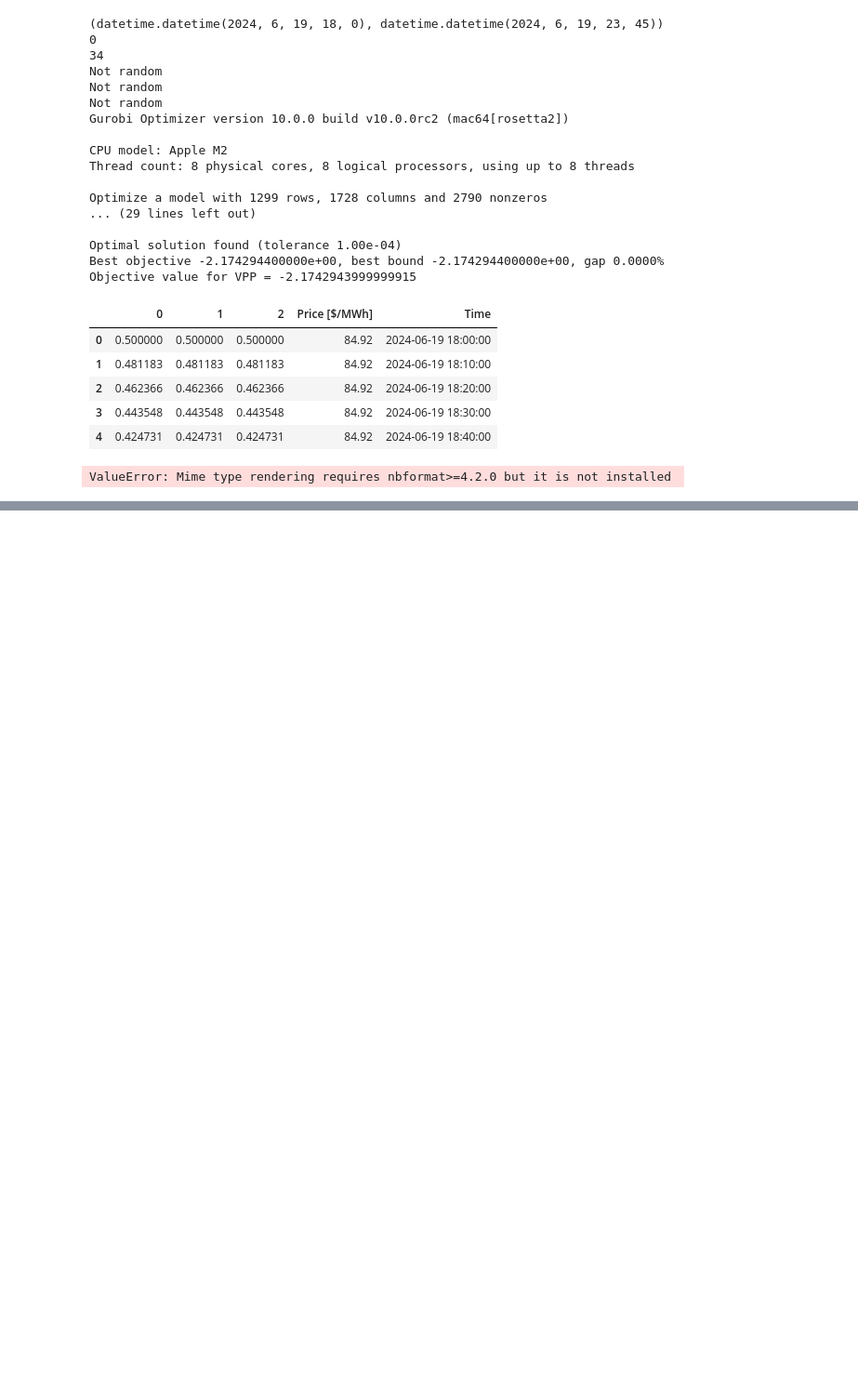
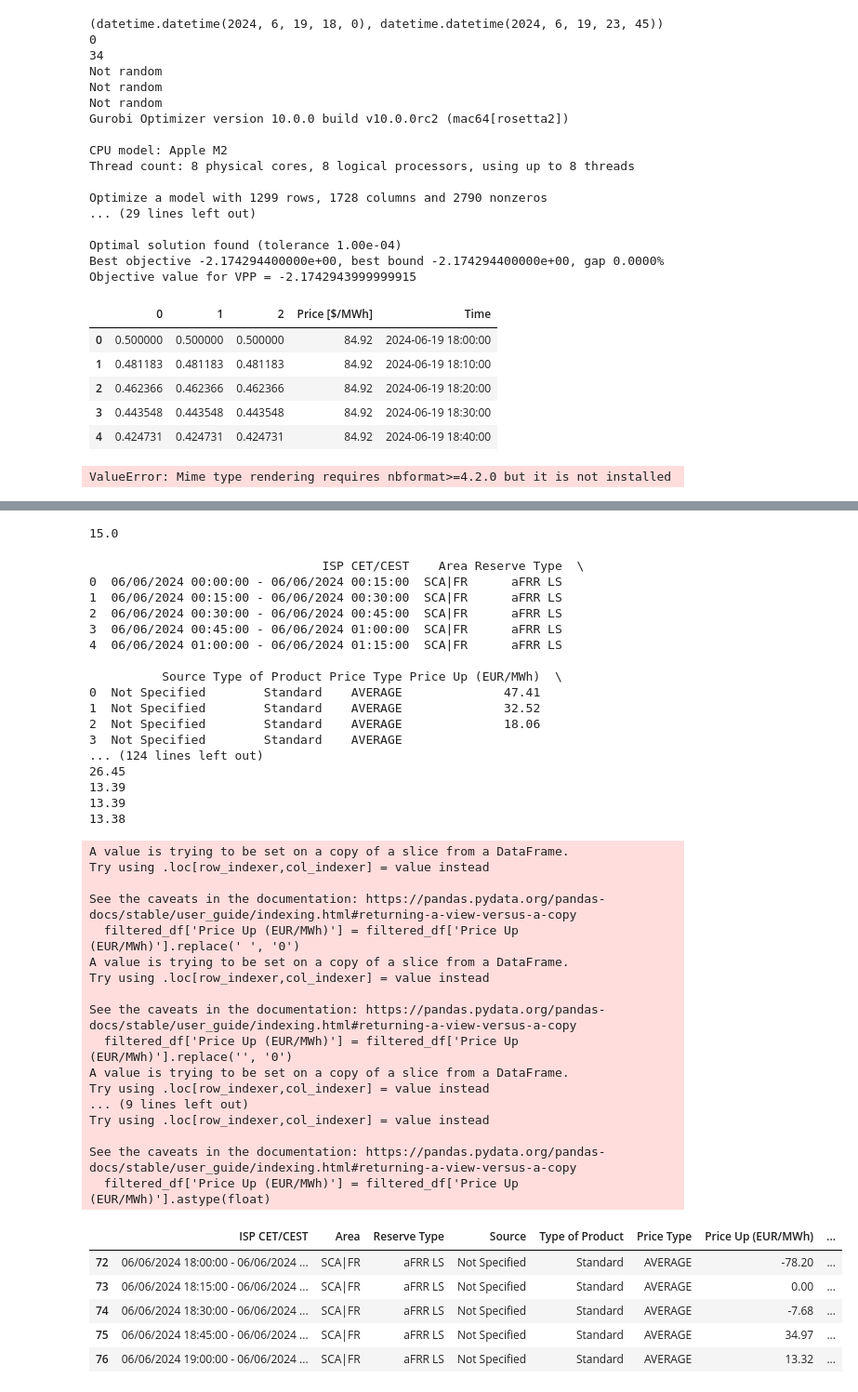
Before and after one commit to gueno92/EVagreg, a Jupyter notebook: dev-dashboard.ipynb, the cells around one changed output, grey strips where cells are left out. Shown at 93% size. Drawn from its saved outputs; the diff is of its cells as text; code cells hidden in the pictures; blank space fills up the shorter version.

```diff
--- a/dev-dashboard.ipynb
+++ b/dev-dashboard.ipynb
@@ -398,0 +392,80 @@ KeyError: 'E'
+# %%
+print(60*1/4)
+# %% [output]
+15.0
+# %%
+import pandas as pd
+
+df_aFRR_price = pd.read_csv('Price_data/aFRR_06_06_2024.csv')
+
+# Split the column into two columns
+df_aFRR_price[['Start Time', 'End Time']] = df_aFRR_price['ISP CET/CEST'].str.split(' - ', expand=True)
+
+print(df_aFRR_price.head())
+# Convert to datetime
+df_aFRR_price['Start Time'] = pd.to_datetime(df_aFRR_price['Start Time'], format='%d/%m/%Y %H:%M:%S')
+df_aFRR_price['End Time'] = pd.to_datetime(df_aFRR_price['End Time'], format='%d/%m/%Y %H:%M:%S')
+
+
+# Define the start and end datetime for the range
+start_date = pd.to_datetime('06/06/2024 18:00', format='%d/%m/%Y %H:%M')
+end_date = pd.to_datetime('07/07/2024 18:00', format='%d/%m/%Y %H:%M')
+
+
+# Filter the dataframe to keep rows within the date range
+filtered_df = df_aFRR_price[(df_aFRR_price['Start Time'] >= start_date) & (df_aFRR_price['Start Time'] <= end_date)]
+
+
+filtered_df['Price Up (EUR/MWh)'] = filtered_df['Price Up (EUR/MWh)'].replace(' ', '0')
+filtered_df['Price Up (EUR/MWh)'] = filtered_df['Price Up (EUR/MWh)'].replace('', '0')
+filtered_df['Price Down (EUR/MWh)'] = filtered_df['Price Down (EUR/MWh)'].replace(' ','0')
+filtered_df['Price Down (EUR/MWh)'] = filtered_df['Price Down (EUR/MWh)'].replace('','0')
+
+filtered_df['Price Up (EUR/MWh)'] = filtered_df['Price Up (EUR/MWh)'].astype(float)
+filtered_df['Price Down (EUR/MWh)'] = filtered_df['Price Down (EUR/MWh)'].astype(float)
+
+for elem in filtered_df['Price Up (EUR/MWh)'].values:
+    print(elem)
+
+filtered_df.head()
+# %% [output]
+                                ISP CET/CEST    Area Reserve Type  \
+0  06/06/2024 00:00:00 - 06/06/2024 00:15:00  SCA|FR      aFRR LS
+1  06/06/2024 00:15:00 - 06/06/2024 00:30:00  SCA|FR      aFRR LS
+2  06/06/2024 00:30:00 - 06/06/2024 00:45:00  SCA|FR      aFRR LS
+3  06/06/2024 00:45:00 - 06/06/2024 01:00:00  SCA|FR      aFRR LS
+4  06/06/2024 01:00:00 - 06/06/2024 01:15:00  SCA|FR      aFRR LS
+
+          Source Type of Product Price Type Price Up (EUR/MWh)  \
+0  Not Specified        Standard    AVERAGE              47.41
+1  Not Specified        Standard    AVERAGE              32.52
+2  Not Specified        Standard    AVERAGE              18.06
+3  Not Specified        Standard    AVERAGE
+... (124 lines left out)
+26.45
+13.39
+13.39
+13.38
+A value is trying to be set on a copy of a slice from a DataFrame.
+Try using .loc[row_indexer,col_indexer] = value instead
+
+See the caveats in the documentation: https://pandas.pydata.org/pandas-docs/stable/user_guide/indexing.html#returning-a-view-versus-a-copy
+  filtered_df['Price Up (EUR/MWh)'] = filtered_df['Price Up (EUR/MWh)'].replace(' ', '0')
+A value is trying to be set on a copy of a slice from a DataFrame.
+Try using .loc[row_indexer,col_indexer] = value instead
+
+See the caveats in the documentation: https://pandas.pydata.org/pandas-docs/stable/user_guide/indexing.html#returning-a-view-versus-a-copy
+  filtered_df['Price Up (EUR/MWh)'] = filtered_df['Price Up (EUR/MWh)'].replace('', '0')
+A value is trying to be set on a copy of a slice from a DataFrame.
+Try using .loc[row_indexer,col_indexer] = value instead
+... (9 lines left out)
+Try using .loc[row_indexer,col_indexer] = value instead
+
+See the caveats in the documentation: https://pandas.pydata.org/pandas-docs/stable/user_guide/indexing.html#returning-a-view-versus-a-copy
+  filtered_df['Price Up (EUR/MWh)'] = filtered_df['Price Up (EUR/MWh)'].astype(float)
+|  | ISP CET/CEST | Area | Reserve Type | Source | Type of Product | Price Type | Price Up (EUR/MWh) | ... |
+| 72 | 06/06/2024 18:00:00 - 06/06/2024 ... | SCA|FR | aFRR LS | Not Specified | Standard | AVERAGE | -78.20 | ... |
+| 73 | 06/06/2024 18:15:00 - 06/06/2024 ... | SCA|FR | aFRR LS | Not Specified | Standard | AVERAGE | 0.00 | ... |
+| 74 | 06/06/2024 18:30:00 - 06/06/2024 ... | SCA|FR | aFRR LS | Not Specified | Standard | AVERAGE | -7.68 | ... |
+| 75 | 06/06/2024 18:45:00 - 06/06/2024 ... | SCA|FR | aFRR LS | Not Specified | Standard | AVERAGE | 34.97 | ... |
+| 76 | 06/06/2024 19:00:00 - 06/06/2024 ... | SCA|FR | aFRR LS | Not Specified | Standard | AVERAGE | 13.32 | ... |
```
Also changed, not shown: parts of 5 cells of this notebook, 11 other files.
